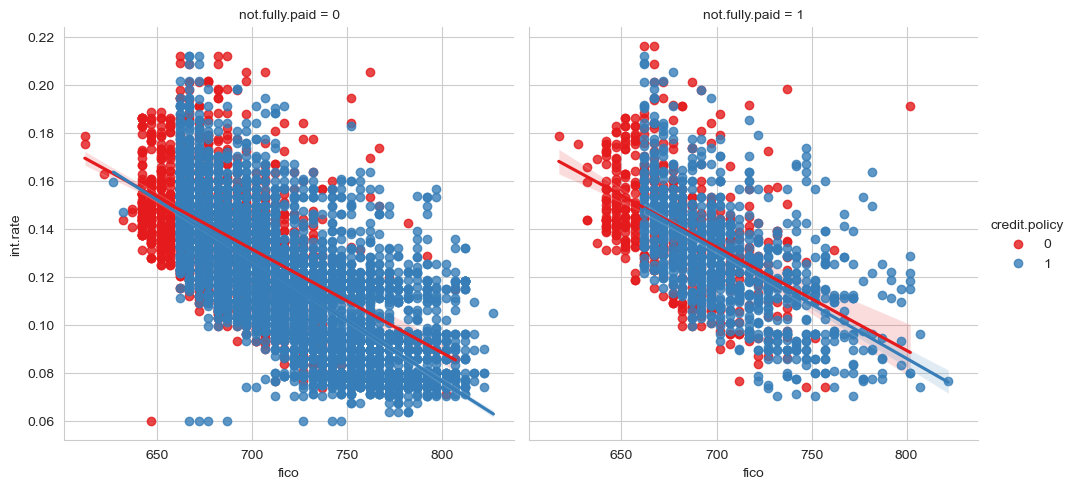
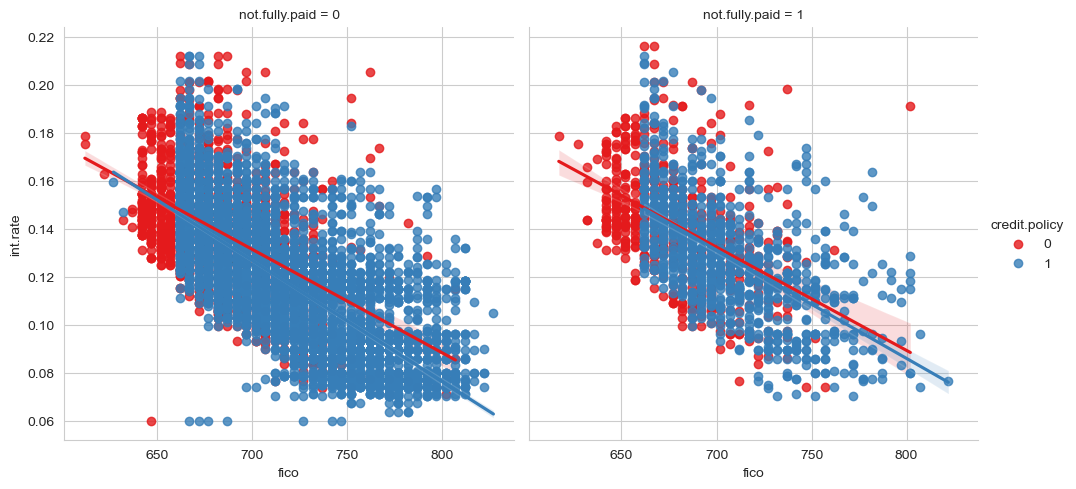
Unified diff of the notebook cell whose output changed from the first chart to the second:
--- before
+++ after
@@ -1,2 +1,3 @@
 plt.figure(figsize=(12,8))
 sns.lmplot(x='fico', y='int.rate', data=loans, hue='credit.policy', col='not.fully.paid', palette='Set1')
+plt.savefig('lmplots for not.fully.paid and credit.policy.png')

Commit: Add files via upload